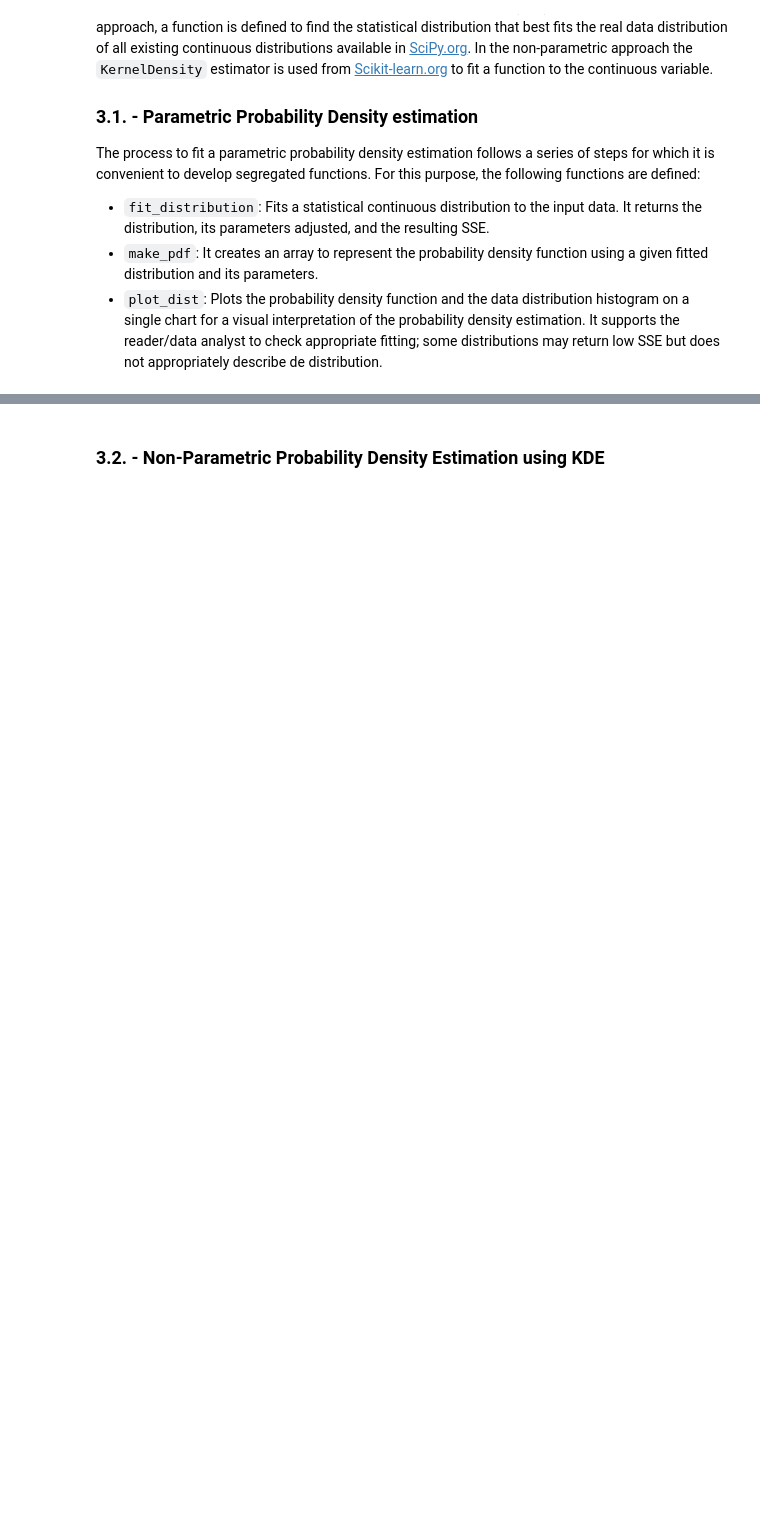
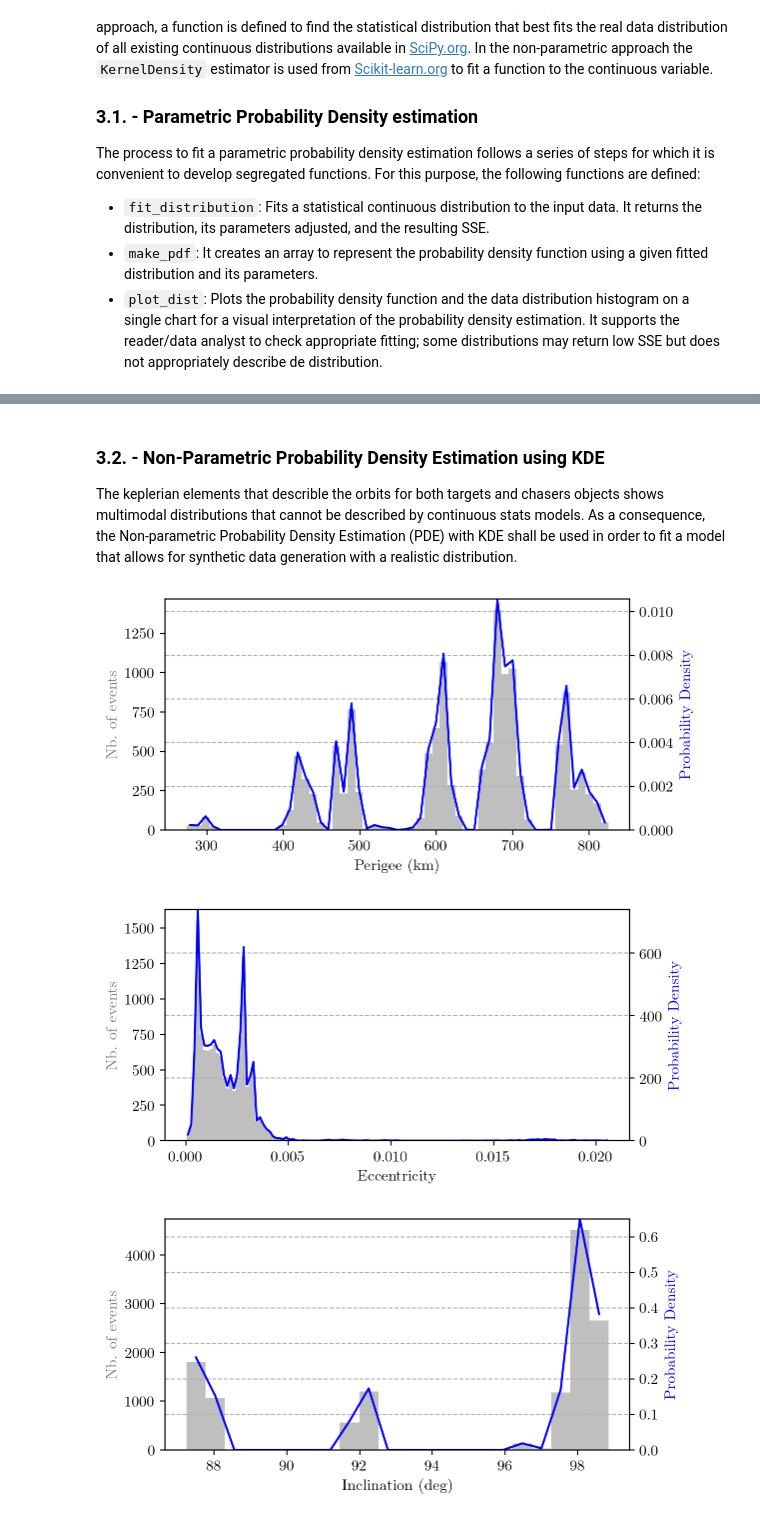
Before and after one commit to JJavierRosales/scapy, a Jupyter notebook: notebooks/Kelvins - Collision Avoidance Challenge + EDA.ipynb, the cells around one changed output, grey strips where cells are left out. Drawn from its saved outputs; the diff is of its cells as text; code cells hidden in the pictures; blank space fills up the shorter version.

```diff
--- a/notebooks/Kelvins - Collision Avoidance Challenge + EDA.ipynb
+++ b/notebooks/Kelvins - Collision Avoidance Challenge + EDA.ipynb
@@ -627,20 +738,2 @@ plt.show()
 }
 [figure]
-# %%
-# Set column name to study and remove outliers.
-variable = 'miss_distance'
-data_mirroring = pd.concat([df_lastCDM[variable], df_lastCDM[variable].apply(lambda x: x*-1)])
-
-# Define list of continuous distributions to exclude from the fitting process
-stdist_excluded = ['studentized_range', 'levy_l_gen', 'levy_stable']
-
-# Calculate number of bins
-bins = nbins(data_mirroring, 'fd')
-
-# Find distribution that best fits the data
-fitting_output, ranking = find_best_distribution(data_mirroring, bins, exclusion_list = stdist_excluded)
-# dist = fit_distribution(st.laplace_asymmetric, data_mirroring, bins)
-
-# Print plot including histogram and distribution fitted
-plot_distribution(data_mirroring, fitting_output['distribution'], fitting_output['parameters'], bins)
-ranking.head(10)
@@ -660,37 +740,39 @@ ranking.head(10)
 # %% [markdown]
 ### 3.2. - Non-Parametric Probability Density Estimation using KDE
+
+The keplerian elements that describle the orbits for both targets and chasers objects shows multimodal distributions that cannot be described by continuous stats models. As a consequence, the Non-parametric Probability Density Estimation (PDE) with KDE shall be used in order to fit a model that allows for synthetic data generation with a realistic distribution.
 # %%
-# Initialize array with all available kernels in KernelDensity
-kernels = ["gaussian", "tophat", "epanechnikov", "exponential", "linear", "cosine"]
+# Iterate over all multimodal variables of the dataset for a firs representation
+for keColumn, keLabel in keColumns.items():
 
-# Set column name to study and remove outliers.
-variable = 'miss_distance'
-data = pd.concat([df_lastCDM[variable], df_lastCDM[variable].apply(lambda x: x*-1)])
+    # Set column name to study and remove outliers.
+    data = df_lastCDM['t' + keColumn].to_numpy().reshape(-1,1)
 
-# Get both object's data
-data = data.to_numpy().reshape(-1,1)
+    # Get number of bins for appropriate histogram representation
+    bins = nbins(data, 'fd')
 
-# Get number of bins for appropriate histogram representation
-bins = nbins(data, 'fd')
+    # Get probability density from real data
+    dens_data, bin_edges = np.histogram(data, bins=bins, density=True)
 
-# Get probability density from real data
-dens_data, bin_edges = np.histogram(data, bins=bins, density=True)
+    X = (bin_edges + np.roll(bin_edges, -1))[:-1] / 2.0
 
-X = (bin_edges + np.roll(bin_edges, -1))[:-1] / 2.0
+    # Create figure to plot probability densities and histogram
+    fig, ax_hist = plt.subplots(figsize=(6,3))
 
-# Create figure to plot probability densities and histogram
-fig, ax_hist = plt.subplots(figsize=(6,3))
+    # Create a secondary axis for the histogram.
+    ax_dens = ax_hist.twinx()
 
-# Create a secondary axis for the histogram.
-ax_dens = ax_hist.twinx()
+    ax_hist.hist(data, bins=bins, alpha=0.5, color='gray')
+    ax_dens.plot(X, dens_data, label=r'Data', color='blue')
 
-ax_hist.hist(data, bins=bins, alpha=0.5, color='gray')
-ax_dens.plot(X, dens_data, label=r'Data', color='blue')
+    ax_hist.set_xlabel(r'' + keLabel)
+    ax_dens.set_ylabel(r'Probability Density', color='blue')
+    ax_hist.set_ylabel(r'Nb. of events', color='gray')
 
-ax_dens.set_xlabel(r'Miss distance (km)')
-ax_dens.set_ylabel(r'Probability Density', color='blue')
-ax_hist.set_ylabel(r'Nb. of events', color='gray')
-
-ax_dens.set_ylim(0,dens_data.max())
-plt.grid(True, linestyle='--')
-plt.show()
+    ax_dens.set_ylim(0,dens_data.max())
+    plt.grid(True, linestyle='--')
+    plt.show()
+# %% [output]
+[figure, added]
+[figure, added]
+[figure, added]
```
Also changed, not shown: parts of 18 cells of this notebook.
